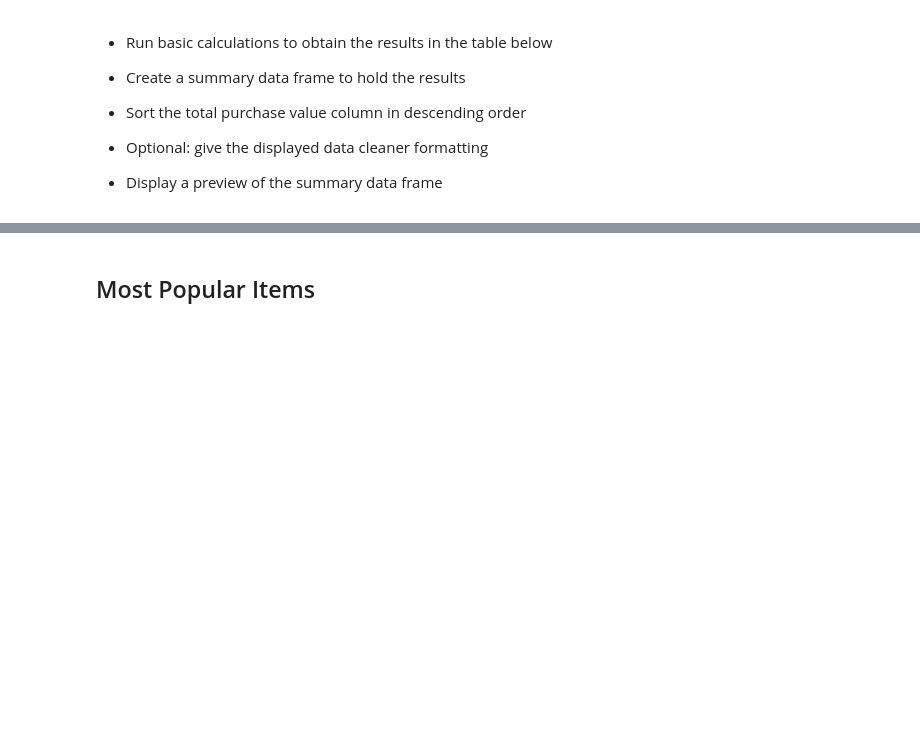
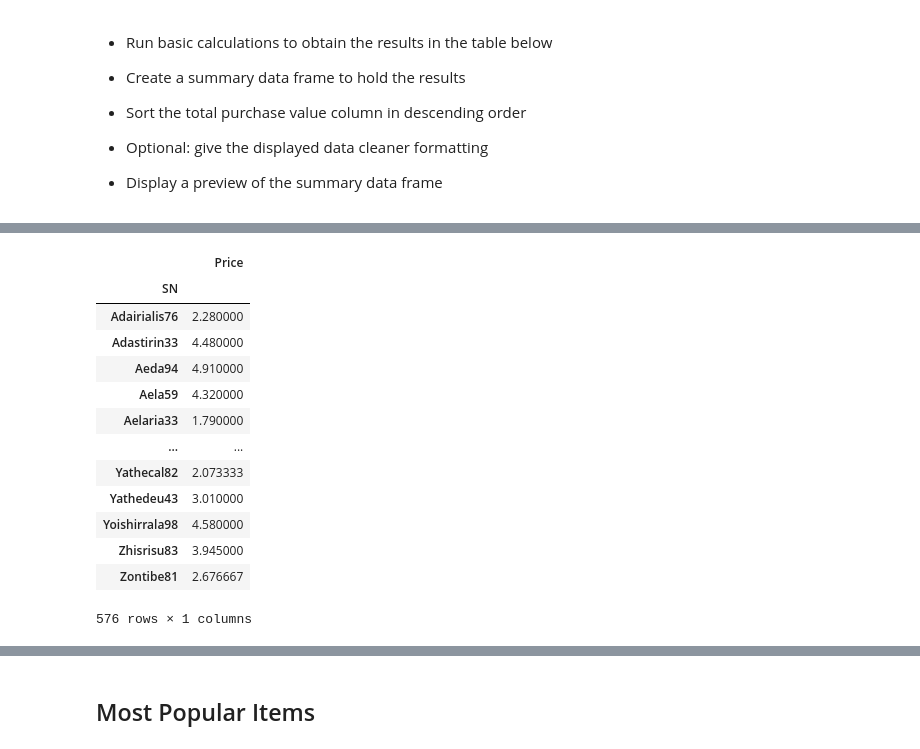
Before and after one commit to joekimga/pandas-challenge, a Jupyter notebook: HeroesOfPymoli/save.ipynb, the cells around one changed output, grey strips where cells are left out. Saved outputs shown, nothing was run; the diff lists cells and outputs as text; code cells hidden in the pictures; blank space fills up the shorter version.

```diff
--- a/HeroesOfPymoli/save.ipynb
+++ b/HeroesOfPymoli/save.ipynb
@@ -589,0 +622,19 @@ purchasing_analysis_df.style.format({"Average Purchase Price":"${:,.2f}",
+# %%
+avg_purchase_price_data = spender_data["Price"].mean()
+avg_purchase_price_data
+avg_purchase_price_data.to_frame()
+# %% [output]
+|  | Price |
+| SN |  |
+| Adairialis76 | 2.280000 |
+| Adastirin33 | 4.480000 |
+| Aeda94 | 4.910000 |
+| Aela59 | 4.320000 |
+| Aelaria33 | 1.790000 |
+| ... | ... |
+| Yathecal82 | 2.073333 |
+| Yathedeu43 | 3.010000 |
+| Yoishirrala98 | 4.580000 |
+| Zhisrisu83 | 3.945000 |
+| Zontibe81 | 2.676667 |
+576 rows × 1 columns
```
Also changed, not shown: parts of 8 cells of this notebook.
